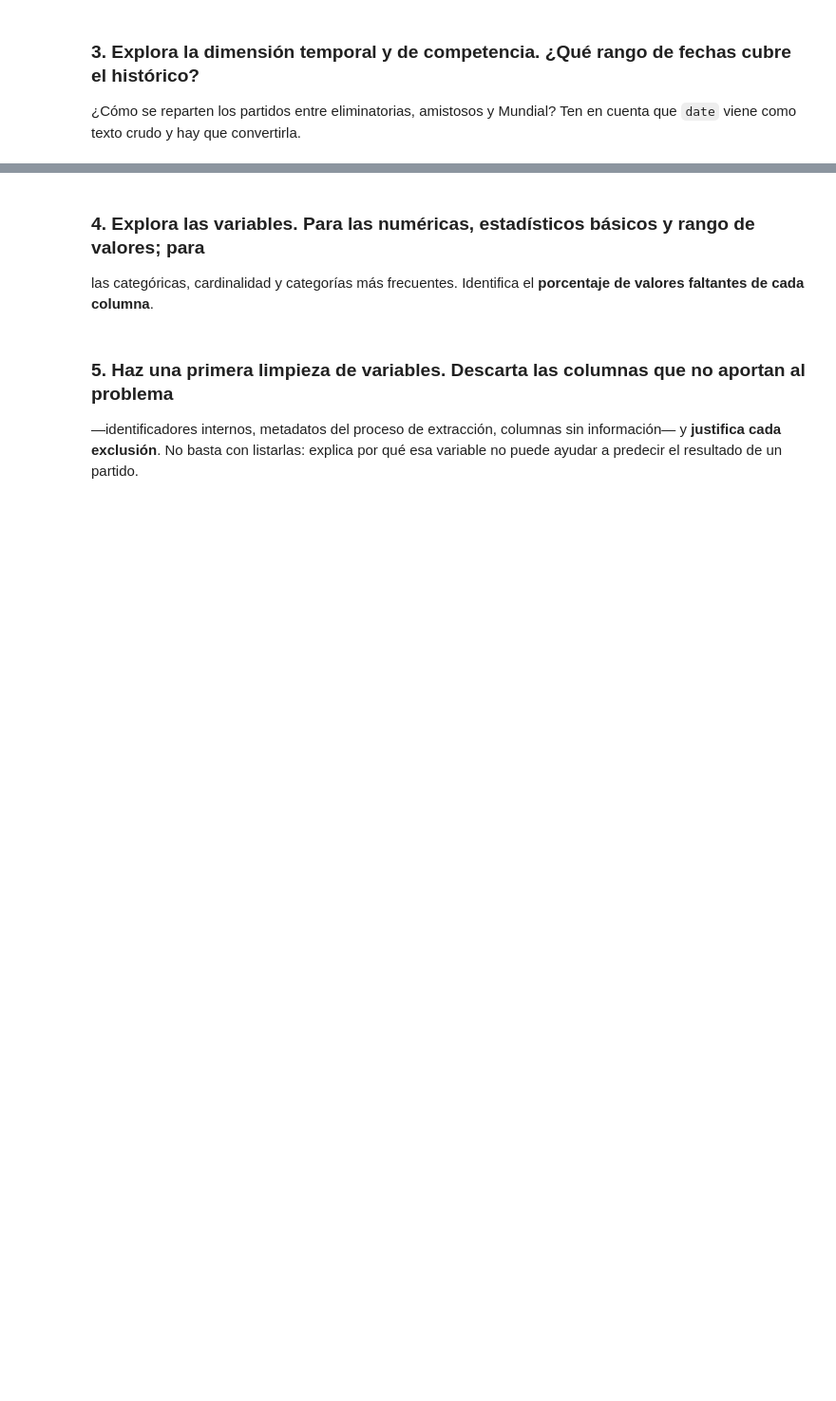
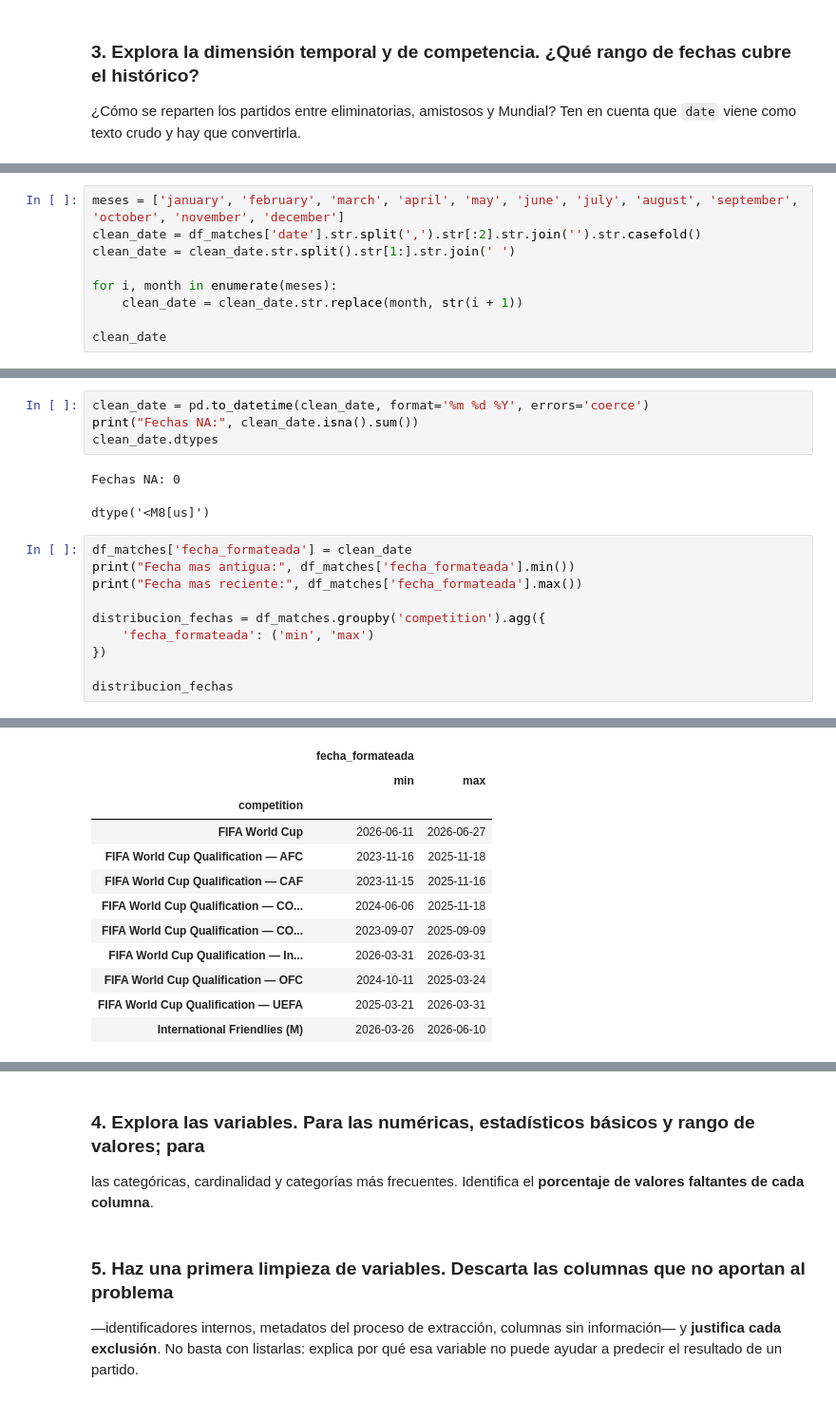
Before and after one commit to antobeni07/Parcial-1_Analitica, a Jupyter notebook: 01_Parcial_Mundial_2026.ipynb, the cells around one changed output, grey strips where cells are left out. Shown at 95% size. Saved outputs shown, nothing was run; the diff lists cells and outputs as text; blank space fills up the shorter version.

```diff
--- a/01_Parcial_Mundial_2026.ipynb
+++ b/01_Parcial_Mundial_2026.ipynb
@@ -663,0 +654,9 @@ df_players_data.head()
+# %%
+meses = ['january', 'february', 'march', 'april', 'may', 'june', 'july', 'august', 'september', 'october', 'november', 'december']
+clean_date = df_matches['date'].str.split(',').str[:2].str.join('').str.casefold()
+clean_date = clean_date.str.split().str[1:].str.join(' ')
+
+for i, month in enumerate(meses):
+    clean_date = clean_date.str.replace(month, str(i + 1))
+
+clean_date
@@ -663,0 +676,18 @@ df_players_data.head()
+# %%
+clean_date = pd.to_datetime(clean_date, format='%m %d %Y', errors='coerce')
+print("Fechas NA:", clean_date.isna().sum())
+clean_date.dtypes
+# %% [output]
+Fechas NA: 0
+dtype('<M8[us]')
+# %%
+df_matches['fecha_formateada'] = clean_date
+print("Fecha mas antigua:", df_matches['fecha_formateada'].min())
+print("Fecha mas reciente:", df_matches['fecha_formateada'].max())
+
+distribucion_fechas = df_matches.groupby('competition').agg({
+    'fecha_formateada': ('min', 'max')
+})
+
+distribucion_fechas
+# %% [output]
@@ -663,0 +696,12 @@ df_players_data.head()
+|  | fecha_formateada |  |
+|  | min | max |
+| competition |  |  |
+| FIFA World Cup | 2026-06-11 | 2026-06-27 |
+| FIFA World Cup Qualification — AFC | 2023-11-16 | 2025-11-18 |
+| FIFA World Cup Qualification — CAF | 2023-11-15 | 2025-11-16 |
+| FIFA World Cup Qualification — CO... | 2024-06-06 | 2025-11-18 |
+| FIFA World Cup Qualification — CO... | 2023-09-07 | 2025-09-09 |
+| FIFA World Cup Qualification — In... | 2026-03-31 | 2026-03-31 |
+| FIFA World Cup Qualification — OFC | 2024-10-11 | 2025-03-24 |
+| FIFA World Cup Qualification — UEFA | 2025-03-21 | 2026-03-31 |
+| International Friendlies (M) | 2026-03-26 | 2026-06-10 |
```
Also changed, not shown: parts of 10 cells of this notebook.
